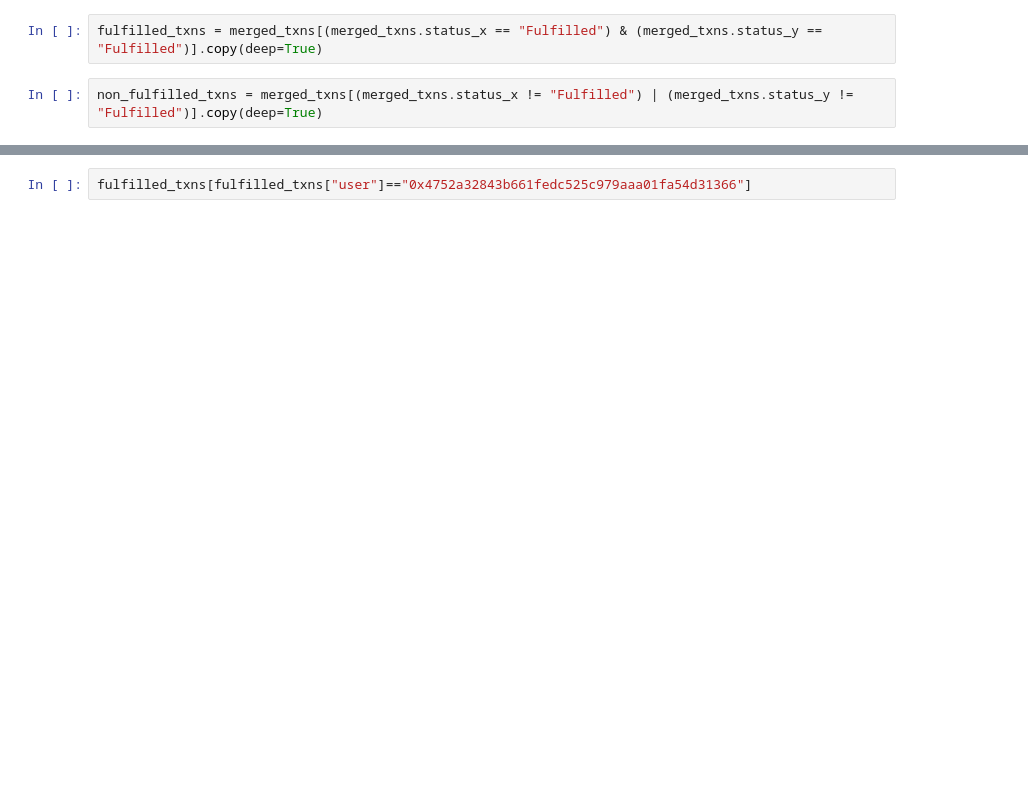
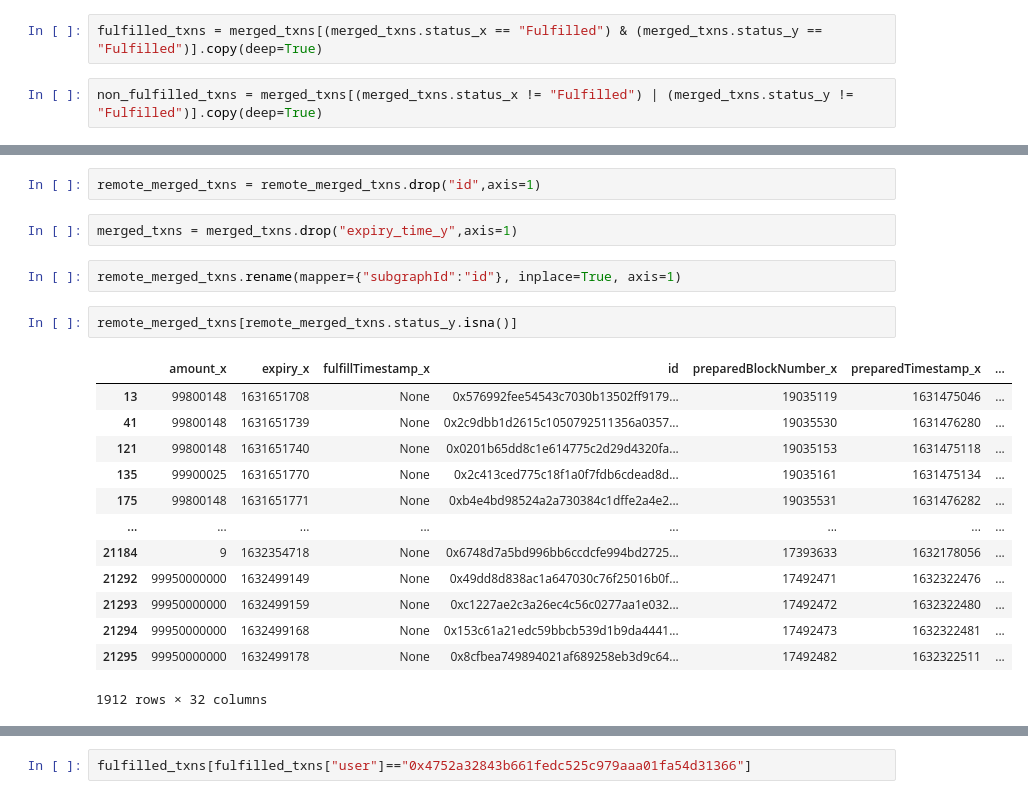
Before and after one commit to enzotavares/lifi-analytics-backend, a Jupyter notebook: subgraph_analysis.ipynb, the cells around one changed output, grey strips where cells are left out. Drawn from its saved outputs; the diff is of its cells as text; blank space fills up the shorter version.

```diff
--- a/subgraph_analysis.ipynb
+++ b/subgraph_analysis.ipynb
@@ -870,0 +1054,22 @@ fulfilled_txns.user.nunique()
+# %%
+remote_merged_txns = remote_merged_txns.drop("id",axis=1)
+# %%
+merged_txns = merged_txns.drop("expiry_time_y",axis=1)
+# %%
+remote_merged_txns.rename(mapper={"subgraphId":"id"}, inplace=True, axis=1)
+# %%
+remote_merged_txns[remote_merged_txns.status_y.isna()]
+# %% [output]
+|  | amount_x | expiry_x | fulfillTimestamp_x | id | preparedBlockNumber_x | preparedTimestamp_x | ... |
+| 13 | 99800148 | 1631651708 | None | 0x576992fee54543c7030b13502ff9179... | 19035119 | 1631475046 | ... |
+| 41 | 99800148 | 1631651739 | None | 0x2c9dbb1d2615c1050792511356a0357... | 19035530 | 1631476280 | ... |
+| 121 | 99800148 | 1631651740 | None | 0x0201b65dd8c1e614775c2d29d4320fa... | 19035153 | 1631475118 | ... |
+| 135 | 99900025 | 1631651770 | None | 0x2c413ced775c18f1a0f7fdb6cdead8d... | 19035161 | 1631475134 | ... |
+| 175 | 99800148 | 1631651771 | None | 0xb4e4bd98524a2a730384c1dffe2a4e2... | 19035531 | 1631476282 | ... |
+| ... | ... | ... | ... | ... | ... | ... | ... |
+| 21184 | 9 | 1632354718 | None | 0x6748d7a5bd996bb6ccdcfe994bd2725... | 17393633 | 1632178056 | ... |
+| 21292 | 99950000000 | 1632499149 | None | 0x49dd8d838ac1a647030c76f25016b0f... | 17492471 | 1632322476 | ... |
+| 21293 | 99950000000 | 1632499159 | None | 0xc1227ae2c3a26ec4c56c0277aa1e032... | 17492472 | 1632322480 | ... |
+| 21294 | 99950000000 | 1632499168 | None | 0x153c61a21edc59bbcb539d1b9da4441... | 17492473 | 1632322481 | ... |
+| 21295 | 99950000000 | 1632499178 | None | 0x8cfbea749894021af689258eb3d9c64... | 17492482 | 1632322511 | ... |
+1912 rows × 32 columns
```
Also changed, not shown: parts of 103 cells of this notebook, 6 other files.
